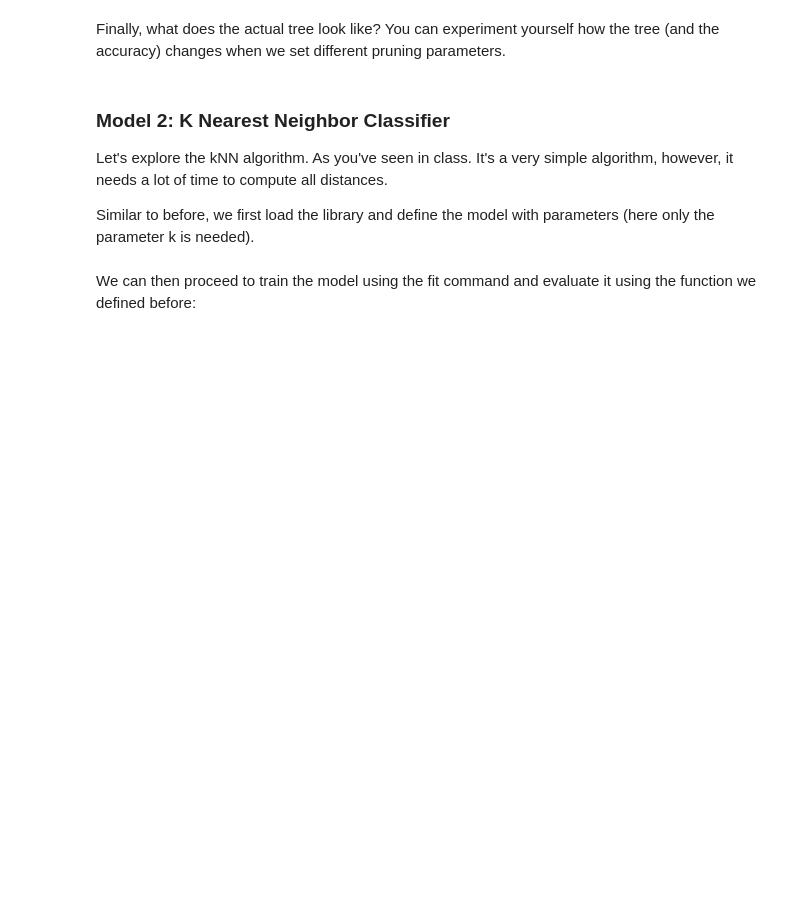
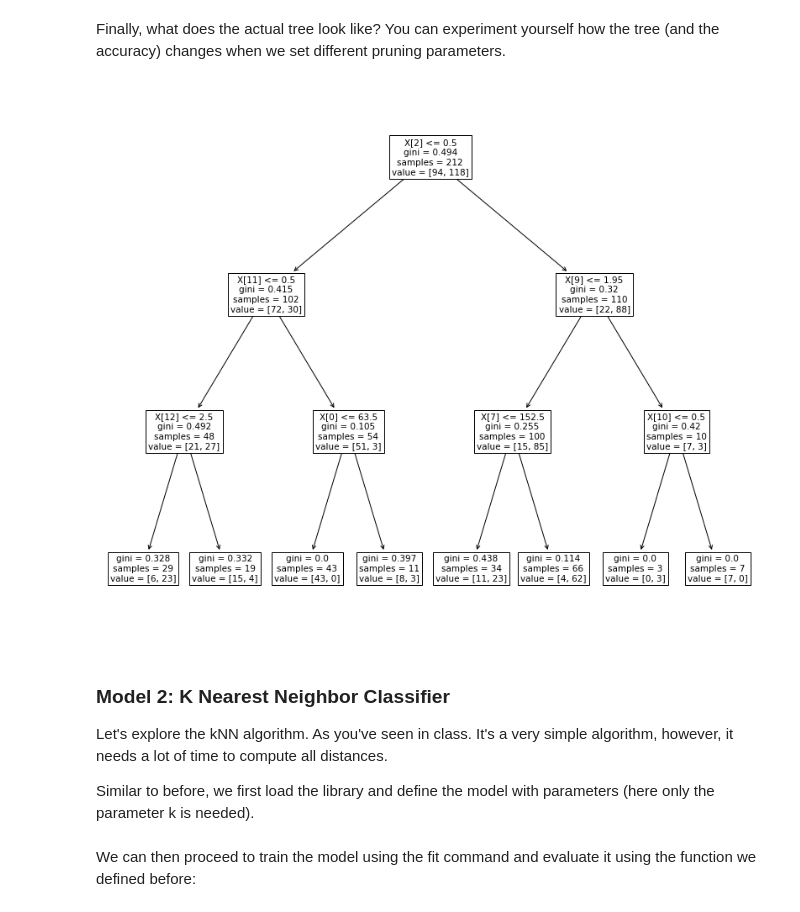
Before and after one commit to tasercake/CDS-50.038, a Jupyter notebook: Lab5/Classification_lab_empty.ipynb, the cells around one changed output. Cells and saved outputs as stored; diff of their text form; code cells hidden in the pictures; blank space fills up the shorter version.

```diff
--- a/Lab5/Classification_lab_empty.ipynb
+++ b/Lab5/Classification_lab_empty.ipynb
@@ -115,5 +93,14 @@ In our case all is well.
 Looking at the header, the prediction task is now clear: we need to predict if target = 1, meaning heart disease is present.
 
 To properly evaluate models, we **create a test and training set** with 30% split using train_test_split.
+# %%
+from sklearn.model_selection import train_test_split
+
+x_train, x_test, y_train, y_test = train_test_split(
+    data.drop('target', 1),
+    data['target'],
+    test_size=0.3,
+    random_state=0
+)
 # %% [markdown]
 Most classifiers will work best if the data is normalized. We can easily do this by using the MinMaxScaler fuction.
@@ -133,5 +176,11 @@ Using this new function we can now make predictions for our newly trained model
 # %% [markdown]
 Finally, what does the actual tree look like? You can experiment yourself how the tree (and the accuracy) changes when we set different pruning parameters.
+# %%
+plt.figure(figsize=(14, 12))
+tree.plot_tree(model)
+plt.show()
+# %% [output]
+[figure, added]
 # %% [markdown]
 ### Model 2: K Nearest Neighbor Classifier
 
```
Also changed, not shown: parts of 25 cells of this notebook.
